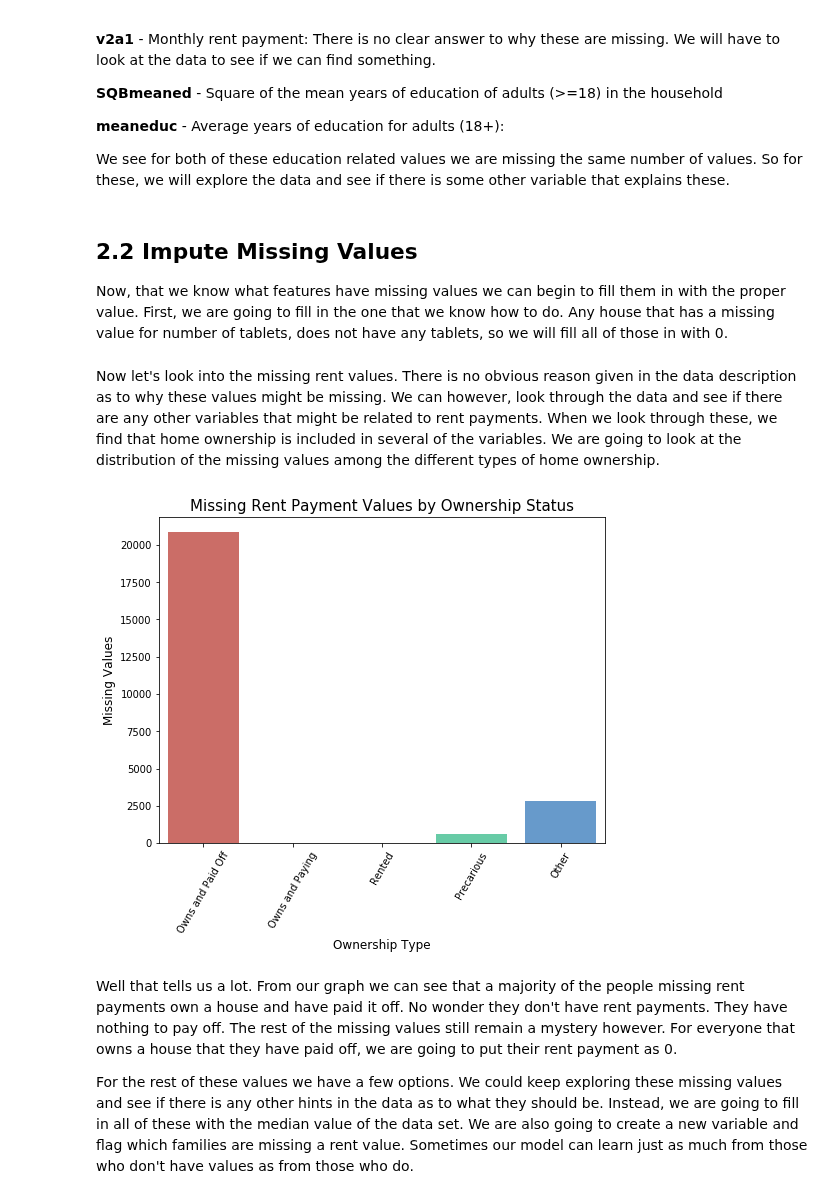
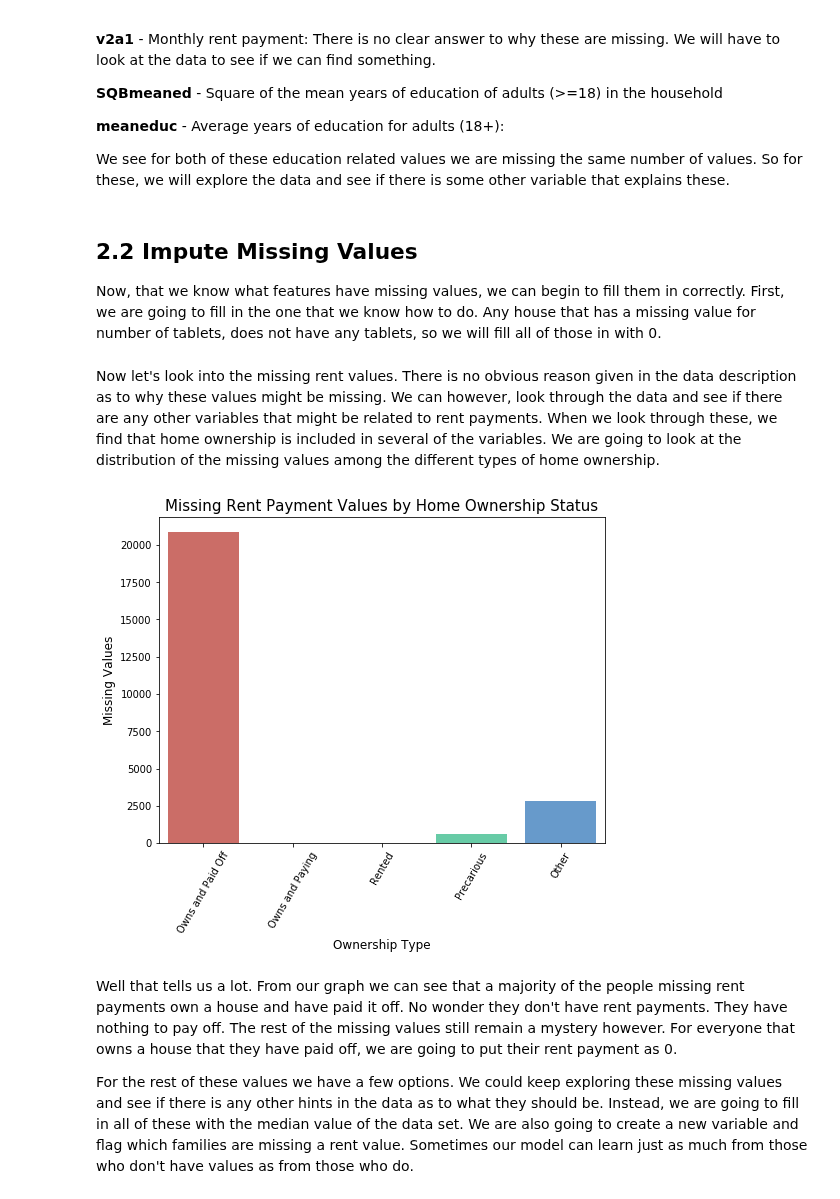
Before and after one commit to ngriffiths13/Applied_Machine_Learning_Classwork, a Jupyter notebook: Homeworks/HW4/Homework 4 - Costa Rica Poverty Classification.ipynb, the cells around one changed output. Saved outputs shown, nothing was run; the diff lists cells and outputs as text; code cells hidden in the pictures.

```diff
--- a/Homeworks/HW4/Homework 4 - Costa Rica Poverty Classification.ipynb
+++ b/Homeworks/HW4/Homework 4 - Costa Rica Poverty Classification.ipynb
@@ -136,7 +136,7 @@ We see for both of these education related values we are missing the same number
 # %% [markdown]
 ## 2.2 Impute Missing Values
 <a id="impute"></a>
-Now, that we know what features have missing values we can begin to fill them in with the proper value. First, we are going to fill in the one that we know how to do. Any house that has a missing value for number of tablets, does not have any tablets, so we will fill all of those in with 0.
+Now, that we know what features have missing values, we can begin to fill them in correctly. First, we are going to fill in the one that we know how to do. Any house that has a missing value for number of tablets, does not have any tablets, so we will fill all of those in with 0.
 # %%
 # The easy one. Number of tablets
 data.v18q1 = data.v18q1.fillna(0)
@@ -150,15 +150,15 @@ ownership_data = ownership_data.reset_index()
 # %%
 f, ax = plt.subplots(figsize=(8, 6))
 plot = sns.barplot(x = 'index', y = 0 , data = ownership_data)
 plt.xlabel('Ownership Type', fontsize=12)
 plt.ylabel('Missing Values', fontsize=12)
-plt.title('Missing Rent Payment Values by Ownership Status', fontsize=15)
+plt.title('Missing Rent Payment Values by Home Ownership Status', fontsize=15)
 plt.xticks([0, 1, 2, 3, 4],
            ['Owns and Paid Off', 'Owns and Paying', 'Rented', 'Precarious', 'Other'],
           rotation = 60)
 plt.show()
 # %% [output]
-[figure, old version]
+[figure, new version]
 # %% [markdown]
 Well that tells us a lot. From our graph we can see that a majority of the people missing rent payments own a house and have paid it off. No wonder they don't have rent payments. They have nothing to pay off. The rest of the missing values still remain a mystery however. For everyone that owns a house that they have paid off, we are going to put their rent payment as 0.
 
```
Also changed, not shown: parts of 15 cells of this notebook.
